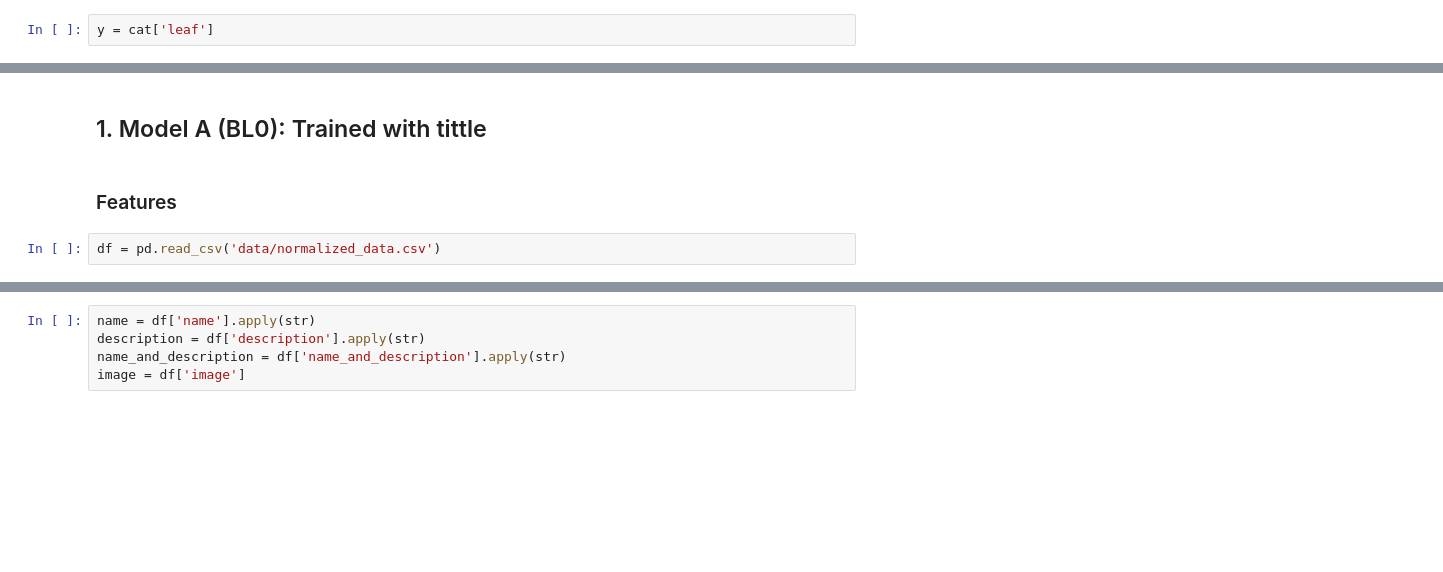
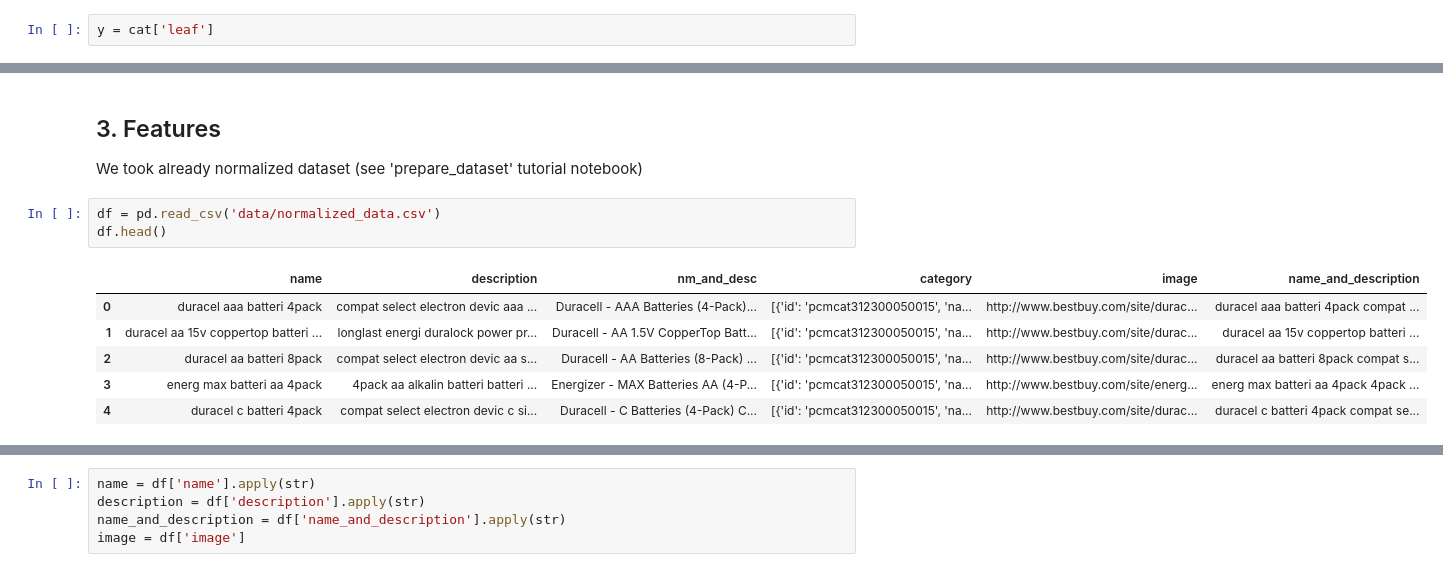
Before and after one commit to nachomartinezl/ecommerce-predictor, a Jupyter notebook: model_training/combined_model/ensembled_model_I.ipynb, the cells around one changed output, grey strips where cells are left out. Drawn from its saved outputs; the diff is of its cells as text; blank space fills up the shorter version.

Commit message:
improve on tree_utils, now display_tree=True shows id + name. Partial optimizacion of notebooks dedicated to the ensembled model

```diff
--- a/model_training/combined_model/avg_model01.ipynb
+++ b/model_training/combined_model/ensembled_model_I.ipynb
@@ -62,6 +74,14 @@ Categories
-# %% [markdown]
-## 1. Model A (BL0): Trained with tittle
-# %% [markdown]
-### Features
+# %% [markdown]
+## 3. Features
+
+We took already normalized dataset (see 'prepare_dataset' tutorial notebook)
 # %%
 df = pd.read_csv('data/normalized_data.csv')
+df.head()
+# %% [output]
+|  | name | description | nm_and_desc | category | image | name_and_description |
+| 0 | duracel aaa batteri 4pack | compat select electron devic aaa ... | Duracell - AAA Batteries (4-Pack)... | [{'id': 'pcmcat312300050015', 'na... | http://www.bestbuy.com/site/durac... | duracel aaa batteri 4pack compat ... |
+| 1 | duracel aa 15v coppertop batteri ... | longlast energi duralock power pr... | Duracell - AA 1.5V CopperTop Batt... | [{'id': 'pcmcat312300050015', 'na... | http://www.bestbuy.com/site/durac... | duracel aa 15v coppertop batteri ... |
+| 2 | duracel aa batteri 8pack | compat select electron devic aa s... | Duracell - AA Batteries (8-Pack) ... | [{'id': 'pcmcat312300050015', 'na... | http://www.bestbuy.com/site/durac... | duracel aa batteri 8pack compat s... |
+| 3 | energ max batteri aa 4pack | 4pack aa alkalin batteri batteri ... | Energizer - MAX Batteries AA (4-P... | [{'id': 'pcmcat312300050015', 'na... | http://www.bestbuy.com/site/energ... | energ max batteri aa 4pack 4pack ... |
+| 4 | duracel c batteri 4pack | compat select electron devic c si... | Duracell - C Batteries (4-Pack) C... | [{'id': 'pcmcat312300050015', 'na... | http://www.bestbuy.com/site/durac... | duracel c batteri 4pack compat se... |
```
Also changed, not shown: parts of 35 cells of this notebook, 6 other files.
